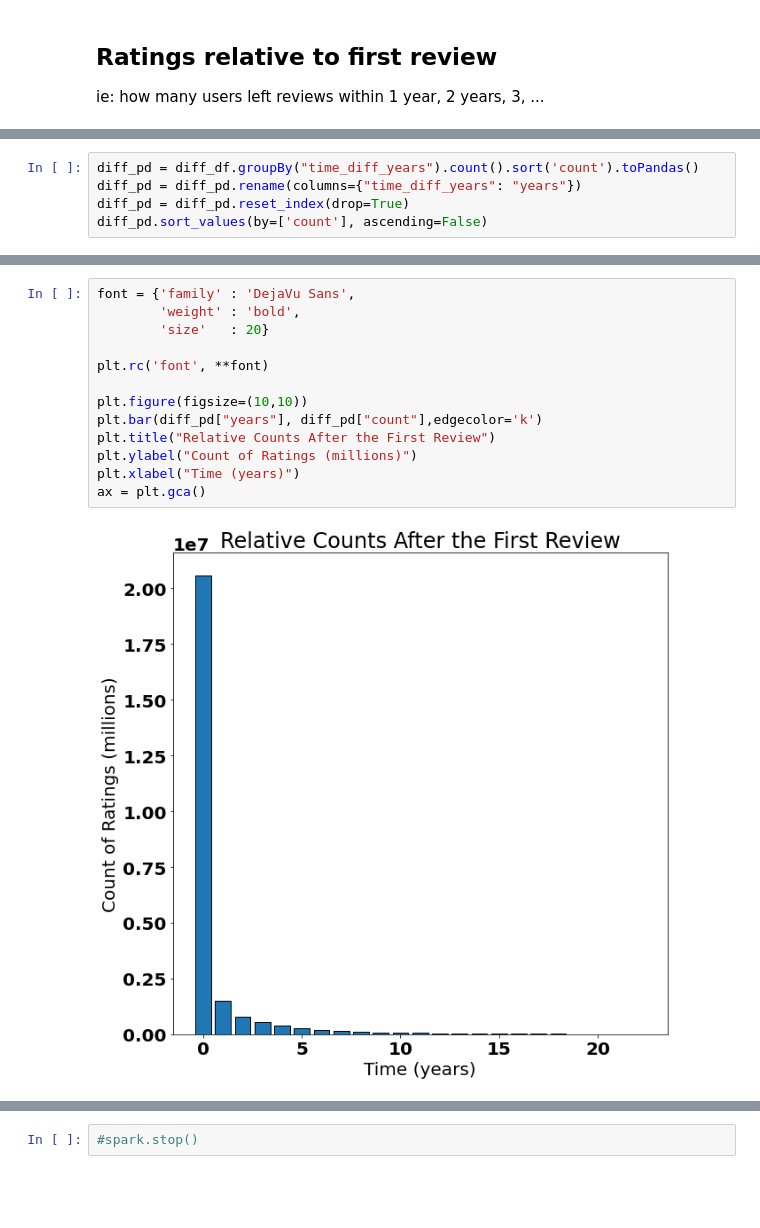
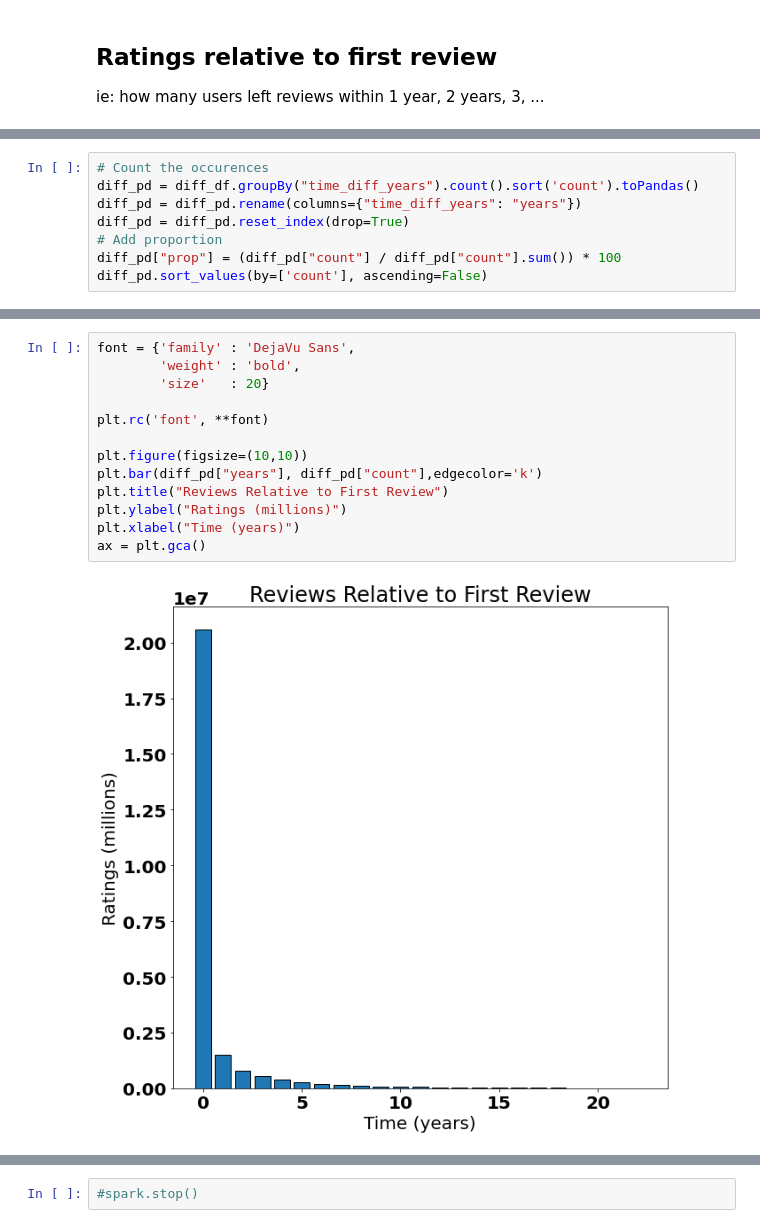
Before and after one commit to amoltkale/movie_recommender_system, a Jupyter notebook: data_prep/ratings_data.ipynb, the cells around one changed output, grey strips where cells are left out. Saved outputs shown, nothing was run; the diff lists cells and outputs as text; blank space fills up the shorter version.

```diff
--- a/data_prep/ratings_data.ipynb
+++ b/data_prep/ratings_data.ipynb
@@ -164,8 +194,11 @@ diff_df.show()
 +------+-------+---------+---------------+
 only showing top 20 rows
 # %%
+# Count the occurences
 diff_pd = diff_df.groupBy("time_diff_years").count().sort('count').toPandas()
 diff_pd = diff_pd.rename(columns={"time_diff_years": "years"})
 diff_pd = diff_pd.reset_index(drop=True)
+# Add proportion
+diff_pd["prop"] = (diff_pd["count"] / diff_pd["count"].sum()) * 100
 diff_pd.sort_values(by=['count'], ascending=False)
 # %% [output]
@@ -189,15 +222,15 @@ diff_pd.sort_values(by=['count'], ascending=False)
 # %%
 font = {'family' : 'DejaVu Sans',
         'weight' : 'bold',
         'size'   : 20}
 
 plt.rc('font', **font)
 
 plt.figure(figsize=(10,10))
 plt.bar(diff_pd["years"], diff_pd["count"],edgecolor='k')
-plt.title("Relative Counts After the First Review")
-plt.ylabel("Count of Ratings (millions)")
+plt.title("Reviews Relative to First Review")
+plt.ylabel("Ratings (millions)")
 plt.xlabel("Time (years)")
 ax = plt.gca()
 # %% [output]
-[figure, old version]
+[figure, new version]
```
Also changed, not shown: parts of 15 cells of this notebook, 1 other file.
